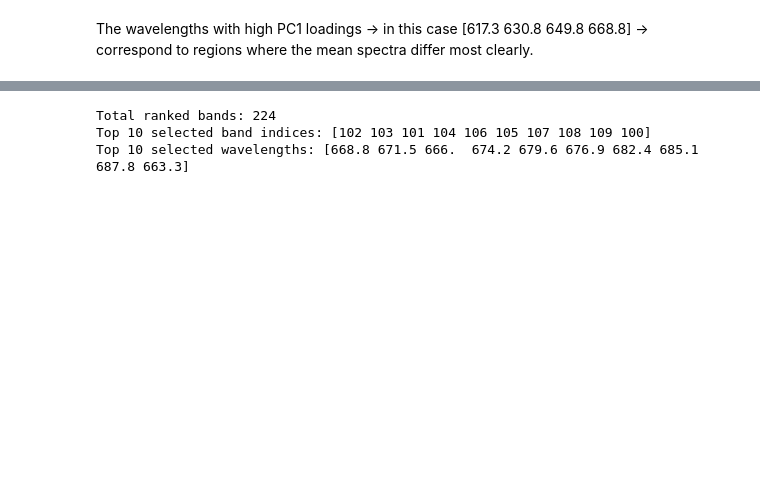
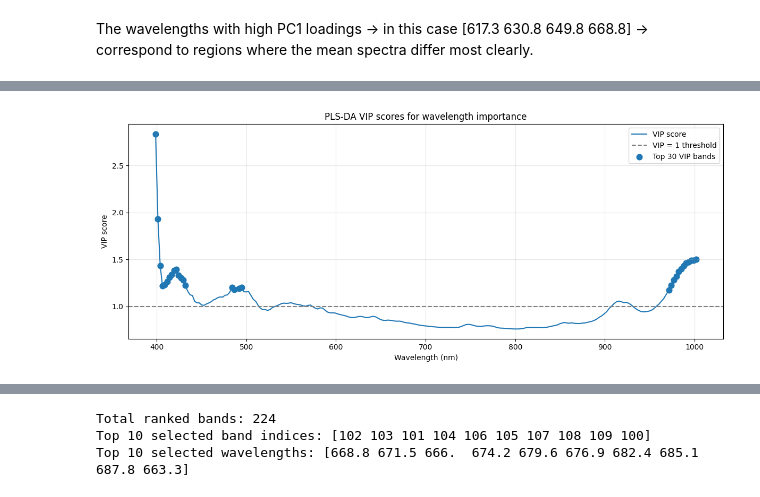
Before and after one commit to isaacmuscat03/Grain-Variety-Classification, a Jupyter notebook: spectral_exploration.ipynb, the cells around one changed output, grey strips where cells are left out. Saved outputs shown, nothing was run; the diff lists cells and outputs as text; code cells hidden in the pictures; blank space fills up the shorter version.

Commit message:
added VIP, iPLS and single-band methods as other options for band selection

```diff
--- a/spectral_exploration.ipynb
+++ b/spectral_exploration.ipynb
@@ -493,0 +496,84 @@ The wavelengths with high PC1 loadings -> in this case [617.3 630.8 649.8 668.8]
+# %%
+# --- Supervised band selection using PLS-DA VIP scores ---
+
+from sklearn.cross_decomposition import PLSRegression
+from sklearn.preprocessing import LabelBinarizer
+
+def compute_vip_scores(pls_model):
+    """
+    Compute Variable Importance in Projection scores for a fitted sklearn PLSRegression model.
+    """
+    T = pls_model.x_scores_        # scores: n_samples x n_components
+    W = pls_model.x_weights_       # weights: n_features x n_components
+    Q = pls_model.y_loadings_      # y loadings: n_targets x n_components
+
+    p, h = W.shape
+
+    # Amount of Y variance explained by each component
+    s = np.sum(T**2, axis=0) * np.sum(Q**2, axis=0)
+
+    total_s = np.sum(s)
+
+    vip = np.sqrt(
+        p * np.sum((W**2) * s, axis=1) / (total_s + 1e-12)
+    )
+
+    return vip
+
+
+# Use train pixels only
+train_mask = split_all == "train"
+
+X_train_vip = X_all_raw[train_mask]
+y_train_vip = y_all[train_mask]
+
+lb_vip = LabelBinarizer()
+Y_train_vip = lb_vip.fit_transform(y_train_vip)
+
+# Mean-centering based on training pixels
+X_train_vip_mean = X_train_vip.mean(axis=0)
+X_train_vip_mc = X_train_vip - X_train_vip_mean
+
+# number of PLS components for VIP calculation
+N_COMPONENTS_VIP = 10
+
+pls_vip = PLSRegression(
+    n_components=N_COMPONENTS_VIP,
+    max_iter=500
+)
+
+pls_vip.fit(X_train_vip_mc, Y_train_vip)
+
+vip_scores = compute_vip_scores(pls_vip)
+
+ranked_band_indices_vip = np.argsort(vip_scores)[::-1]
+
+plt.figure(figsize=(12, 5))
+plt.plot(wavelengths, vip_scores, label="VIP score")
+plt.axhline(1.0, linestyle="--", color="gray", label="VIP = 1 threshold")
+
+top_k = 30
+top_idx_vip = ranked_band_indices_vip[:top_k]
+
+plt.scatter(
+    wavelengths[top_idx_vip],
+    vip_scores[top_idx_vip],
+    s=60,
+    label=f"Top {top_k} VIP bands"
+)
+
+plt.xlabel("Wavelength (nm)")
+plt.ylabel("VIP score")
+plt.title("PLS-DA VIP scores for wavelength importance")
+plt.legend()
+plt.grid(alpha=0.3)
+plt.tight_layout()
+plt.show()
+
+print("Top VIP wavelengths:")
+print(np.round(wavelengths[top_idx_vip], 1))
+
+print("\nNumber of wavelengths with VIP > 1:")
+print(np.sum(vip_scores > 1))
+# %% [output]
+[figure, added]
```
Also changed, not shown: parts of 9 cells of this notebook.
